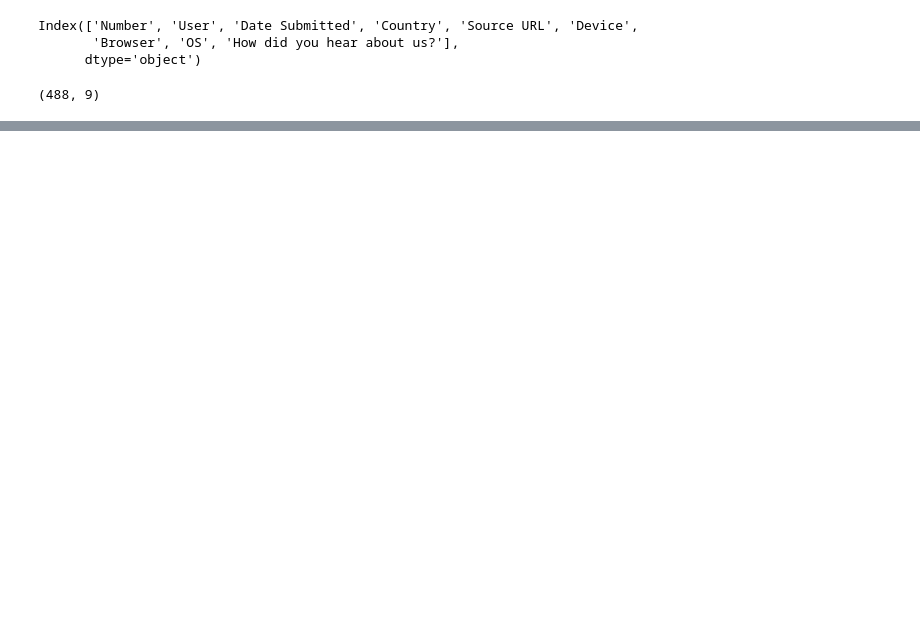
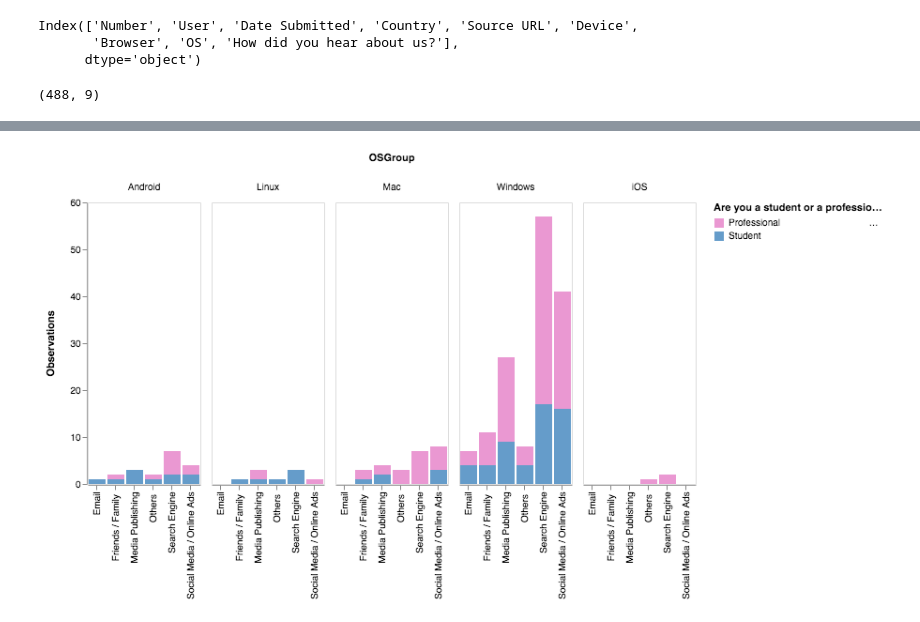
Before and after one commit to onlyphantom/WebAnalytics, a Jupyter notebook: panda_lecture.ipynb, the cells around one changed output, grey strips where cells are left out. Drawn from its saved outputs; the diff is of its cells as text; code cells hidden in the pictures; blank space fills up the shorter version.

Commit message:
Extra visualization

```diff
--- a/panda_lecture.ipynb
+++ b/panda_lecture.ipynb
@@ -38,0 +87,6 @@ home.shape
+# %%
+academy['Medium'] = academy['How did you hear about us?'].str.split('-').str[0]
+academy['OSGroup'] = academy['OS'].str.split(' ').str[0]
+# %%
+home.loc[home['OSGroup'].isin(['Ubuntu', 'Chrome']), 'OSGroup'] = 'Linux'
+academy.loc[academy['OSGroup'].isin(['Ubuntu', 'Chrome']), 'OSGroup'] = 'Linux'
@@ -38,0 +102,4 @@ home.shape
+# %%
+academy_com = academy[academy['Are you a student or a professional?'].notnull()]
+academy_com = academy_com[academy_com['OSGroup'].notnull()]
+academy_com['Are you a student or a professional?'].unique()
@@ -38,0 +122,13 @@ home.shape
+# %%
+bars = alt.Chart(academy_com).mark_bar().encode(
+    # rangeStep allocates 20px for each bar
+    alt.X('Medium:N', scale=alt.Scale(rangeStep=20), axis=alt.Axis(title='')),
+    alt.Y('count():Q', axis=alt.Axis(title='Observations', grid=False)),
+    column='OSGroup:N',
+    color=alt.Color('Are you a student or a professional?:N', scale=alt.Scale(range=["#EA98D2", "#659CCA"]))
+).configure_axis(
+    domainWidth=0.8
+)
+bars
+# %% [output]
+[figure, added]
```
Also changed, not shown: parts of 16 cells of this notebook, 1 other file.
